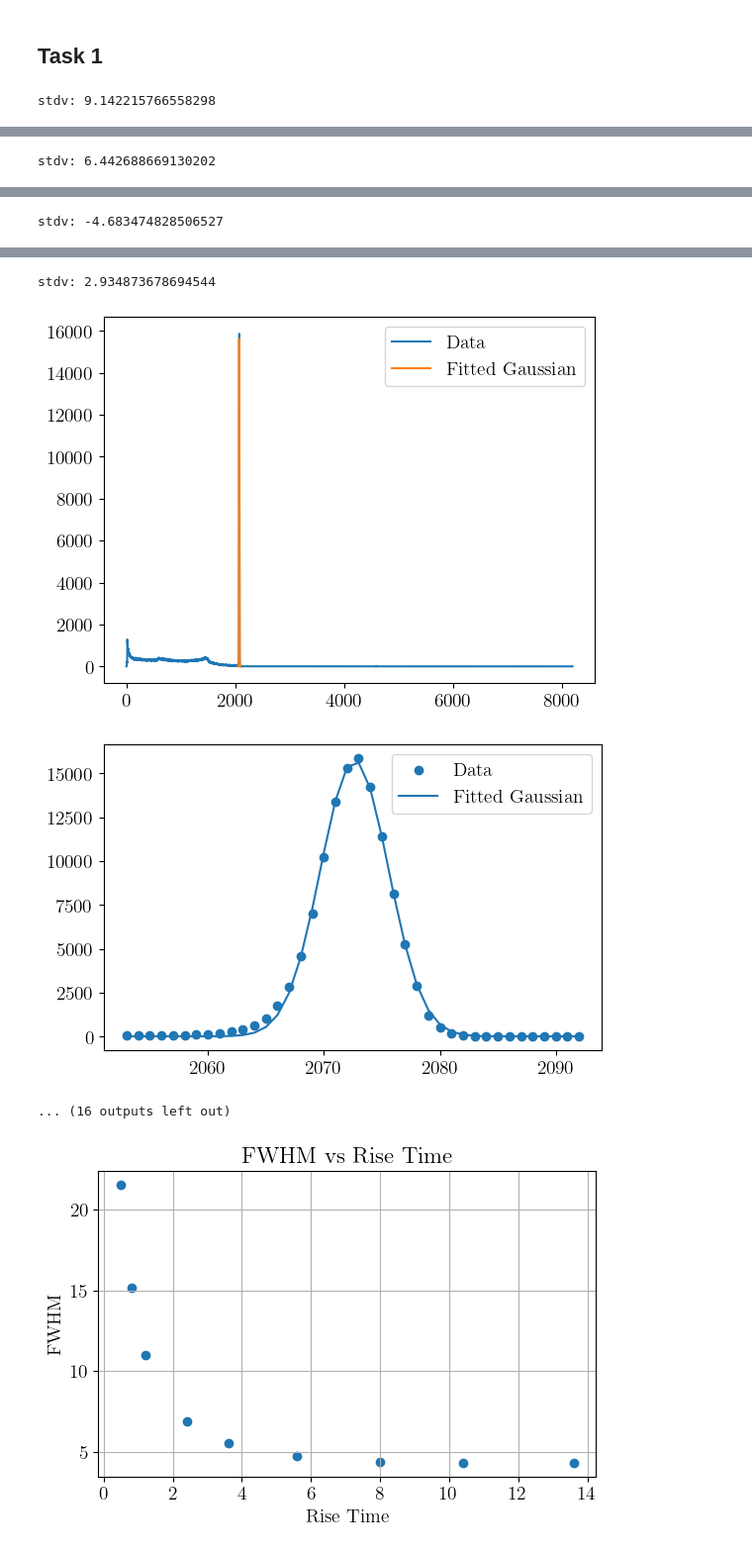
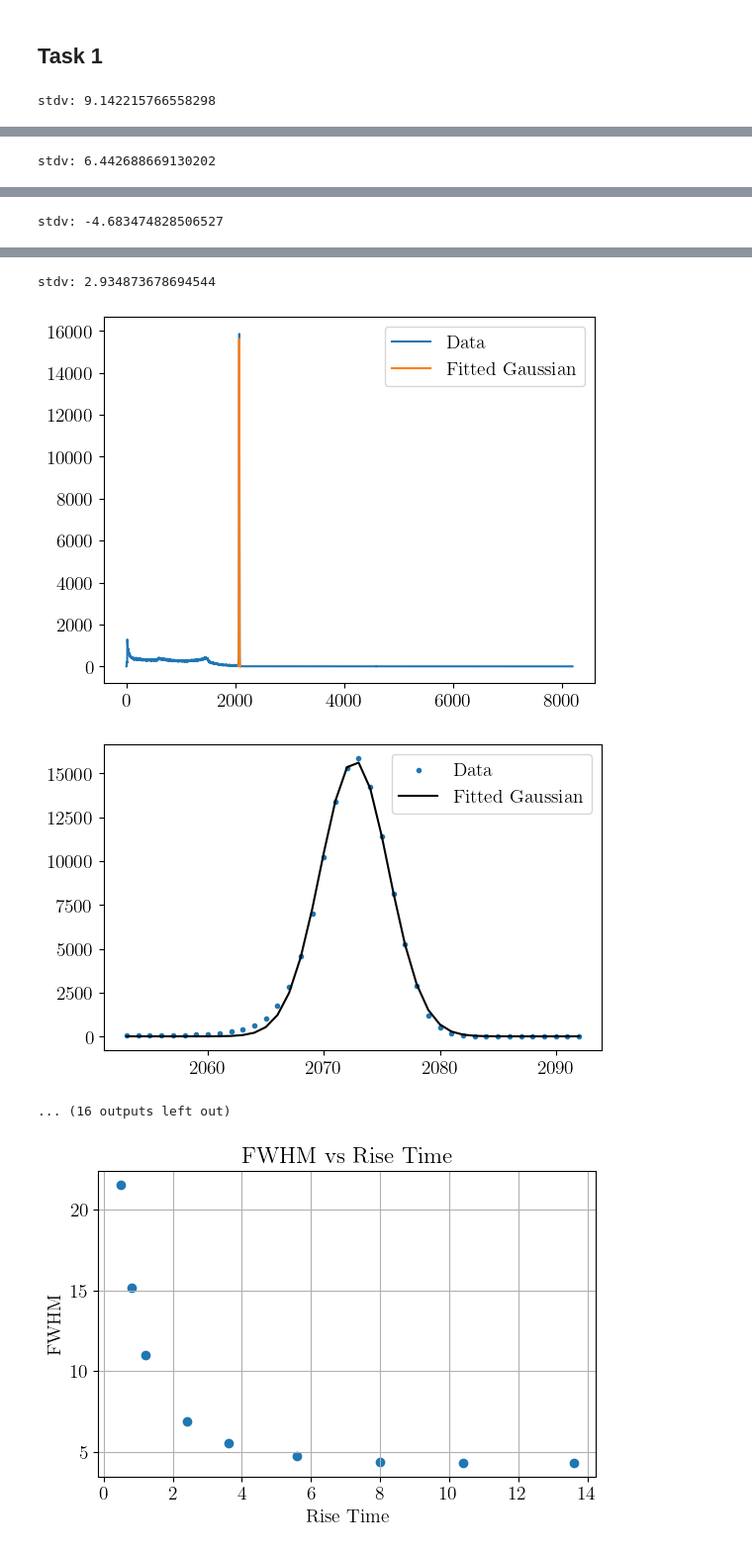
Before and after one commit to jamalghaith/advancedlabs, a Jupyter notebook: Gamma Spectroscopy/Analysis.ipynb, the cells around one changed output, grey strips where cells are left out. Shown at 99% size. Saved outputs shown, nothing was run; the diff lists cells and outputs as text; code cells hidden in the pictures.

```diff
--- a/Gamma Spectroscopy/Analysis.ipynb
+++ b/Gamma Spectroscopy/Analysis.ipynb
@@ -86,8 +86,8 @@ for i in range(1, 10):
 
     # Plot the data and the fitted Gaussian
     plt.figure(figsize=set_size(469))
-    plt.scatter(window_indices, window_data, label='Data')
-    plt.plot(window_indices, gaussian(window_indices, *popt), label='Fitted Gaussian')
+    plt.scatter(window_indices, window_data, label='Data', marker='.')
+    plt.plot(window_indices, gaussian(window_indices, *popt), label='Fitted Gaussian', color='black')
     plt.legend()
     plt.show()
 
@@ -108,6 +108,6 @@ stdv: -4.683474828506527
 stdv: 2.934873678694544
 [figure]
-[figure, old version]
+[figure, new version]
 ... (16 outputs left out)
 # %%
 # Define the rise times
```
Also changed, not shown: parts of 2 cells of this notebook, 32 other files.
